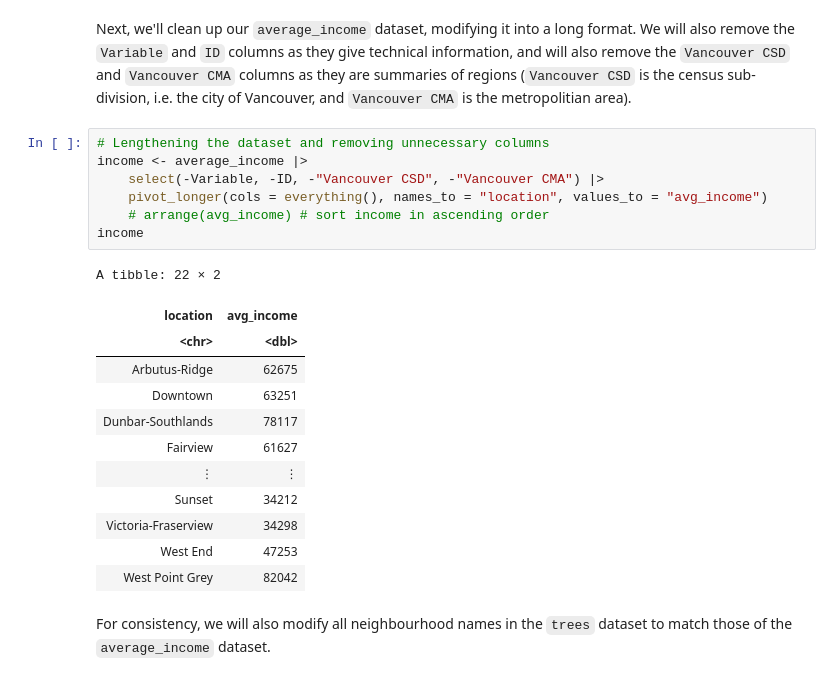
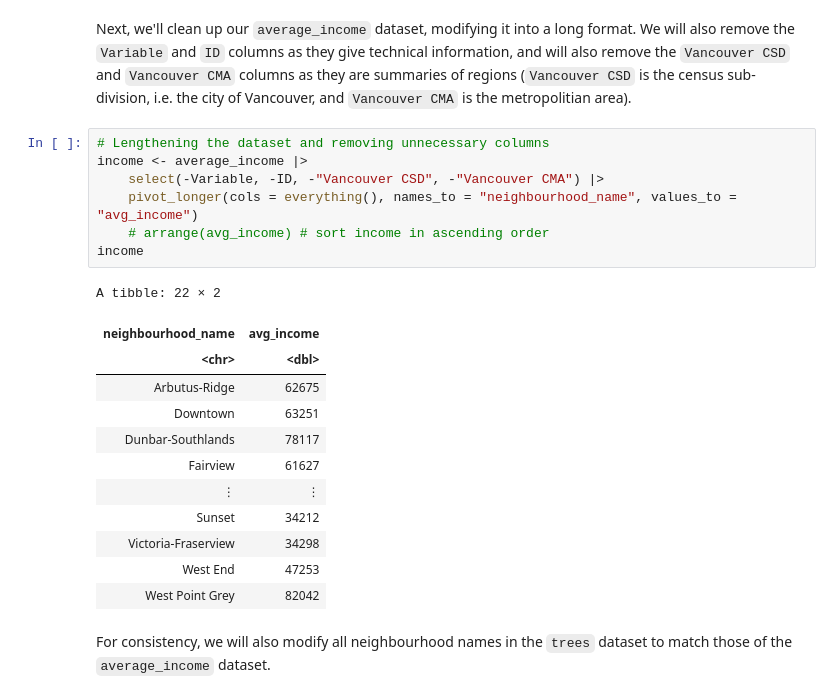
Before and after one commit to eshuaiii/stat-201-2023w1-group-50, a Jupyter notebook: 50_project_proposal.ipynb, the cells around one changed output. Cells and saved outputs as stored; diff of their text form.

```diff
--- a/50_project_proposal.ipynb
+++ b/50_project_proposal.ipynb
@@ -125,13 +143,13 @@ Next, we'll clean up our `average_income` dataset, modifying it into a long form
 # %%
 # Lengthening the dataset and removing unnecessary columns
 income <- average_income |>
     select(-Variable, -ID, -"Vancouver CSD", -"Vancouver CMA") |>
-    pivot_longer(cols = everything(), names_to = "location", values_to = "avg_income")
+    pivot_longer(cols = everything(), names_to = "neighbourhood_name", values_to = "avg_income")
     # arrange(avg_income) # sort income in ascending order
 income
 # %% [output]
 A tibble: 22 × 2
-| location | avg_income |
+| neighbourhood_name | avg_income |
 | <chr> | <dbl> |
 | Arbutus-Ridge | 62675 |
 | Downtown | 63251 |
```
Also changed, not shown: parts of 30 cells of this notebook.
